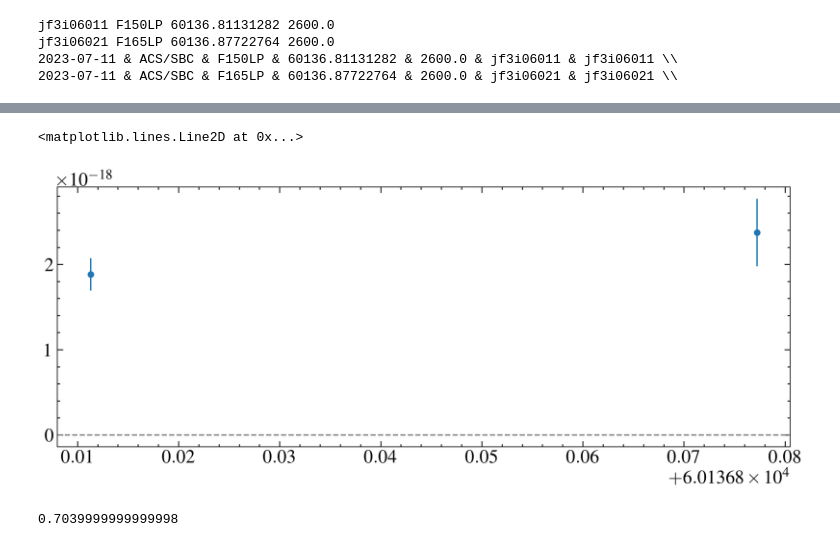
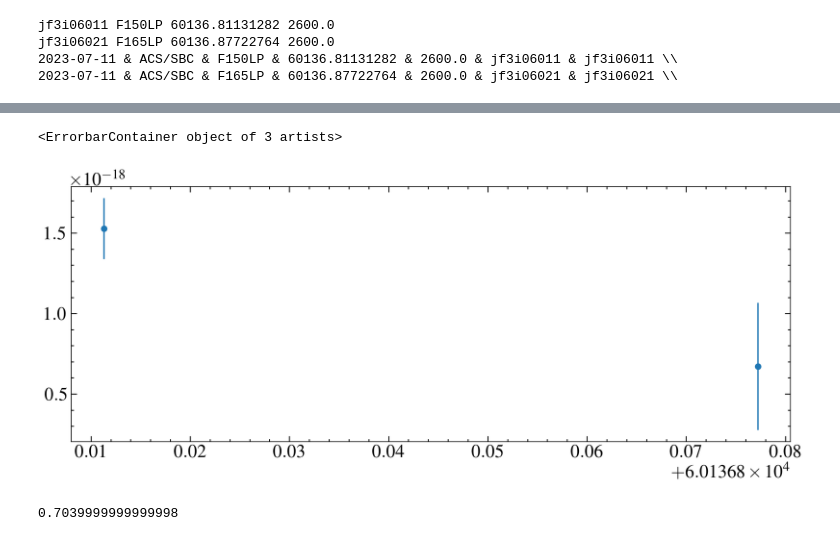
Before and after one commit to davidjwilson/SEDs, a Jupyter notebook: trappist-1/hst_photometry/epoch3.ipynb, the cells around one changed output, grey strips where cells are left out. Drawn from its saved outputs; the diff is of its cells as text; code cells hidden in the pictures.

```diff
--- a/trappist-1/hst_photometry/epoch3.ipynb
+++ b/trappist-1/hst_photometry/epoch3.ipynb
@@ -1187,8 +1187,8 @@ for drz in drzs:
 #     print(phot_table)
     aperture_area = aperture.area_overlap(data)
     sigclip = SigmaClip(sigma=3.0, maxiters=10)
-    bkg_stats = ApertureStats(data, annulus_aperture, sigma_clip=sigclip)
-    total_bkg = bkg_stats.median * aperture_area
+    bkg_stats = ApertureStats(data, annulus_aperture, error=error)#,  sigma_clip=sigclip,)
+    total_bkg = bkg_stats.mean * aperture_area
     print(phot_table['aperture_sum'])
 #     phot_error = ((phot_table['aperture_sum']*exptime)**0.5)/exptime#calculating error by hand
 #     phot_table['aperture_sum_err'] = phot_error
@@ -1261,11 +1261,11 @@ F165LP
 [figure]
 # %%
 plt.errorbar(starts, fluxes, yerr=flux_errs, ls='none',marker='o')
-plt.axhline(0, ls='--', c='0.5')
+# plt.axhline(0, ls='--', c='0.5')
 # plt.yscale('log')
 # %% [output]
-<matplotlib.lines.Line2D at 0x...>
+<ErrorbarContainer object of 3 artists>
-[figure, old version]
+[figure, new version]
 # %%
 (0.696+0.701+0.715)/3
 # %% [output]
```
Also changed, not shown: parts of 5 cells of this notebook, 11 other files.
